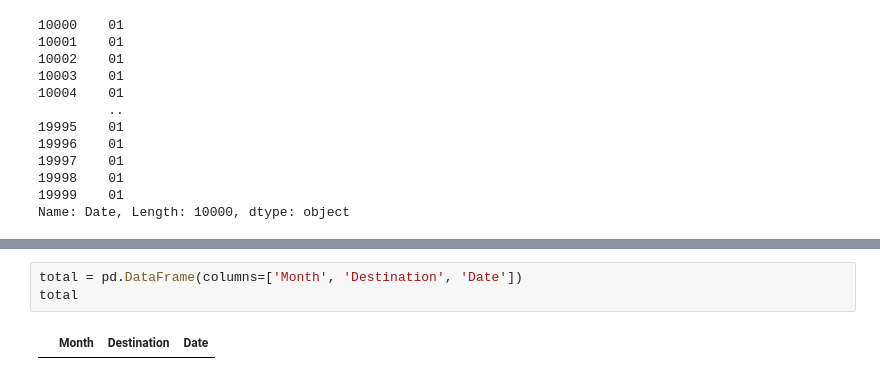
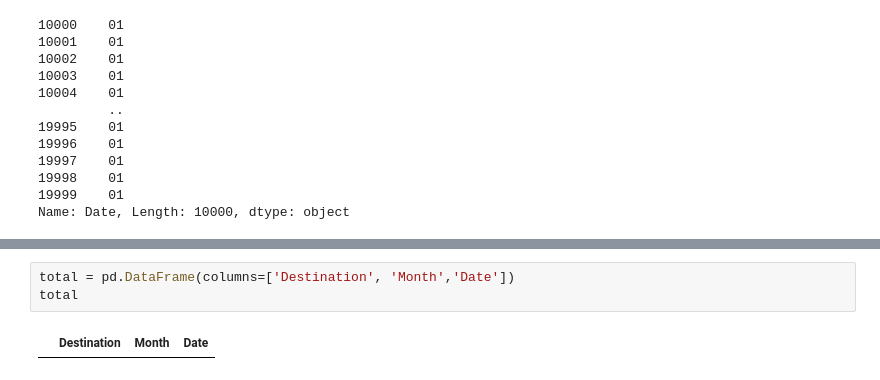
Before and after one commit to adriancervero/ds-challenge, a Jupyter notebook: challenge.ipynb, the cells around one changed output, grey strips where cells are left out. Saved outputs shown, nothing was run; the diff lists cells and outputs as text.

```diff
--- a/challenge.ipynb
+++ b/challenge.ipynb
@@ -186,6 +200,6 @@ madrid = by_month[by_month['Destination'] == 'MAD']
 # %%
-total = pd.DataFrame(columns=['Month', 'Destination', 'Date'])
+total = pd.DataFrame(columns=['Destination', 'Month','Date'])
 total
 # %% [output]
-|  | Month | Destination | Date |
+|  | Destination | Month | Date |
 # %%
```
Also changed, not shown: parts of 15 cells of this notebook.
